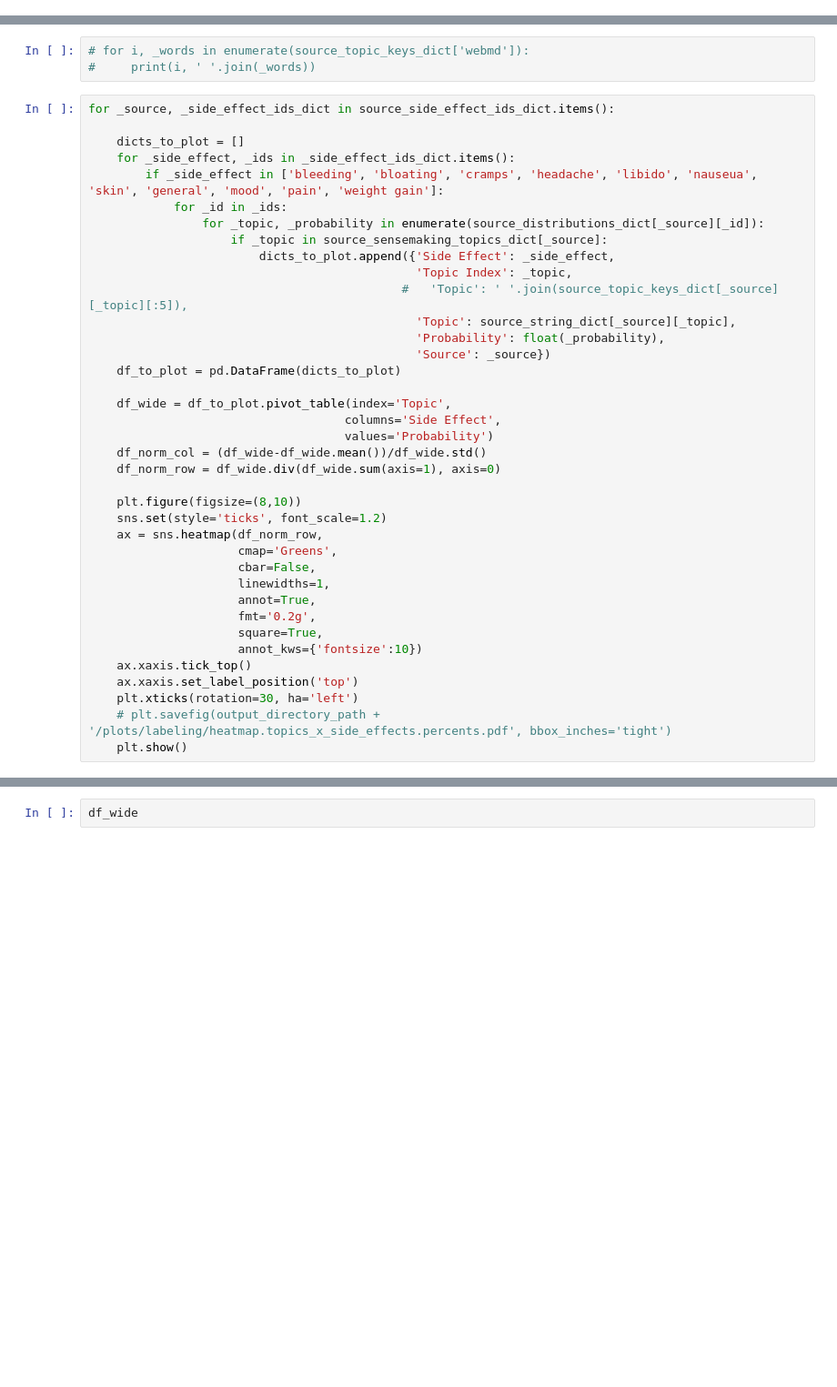
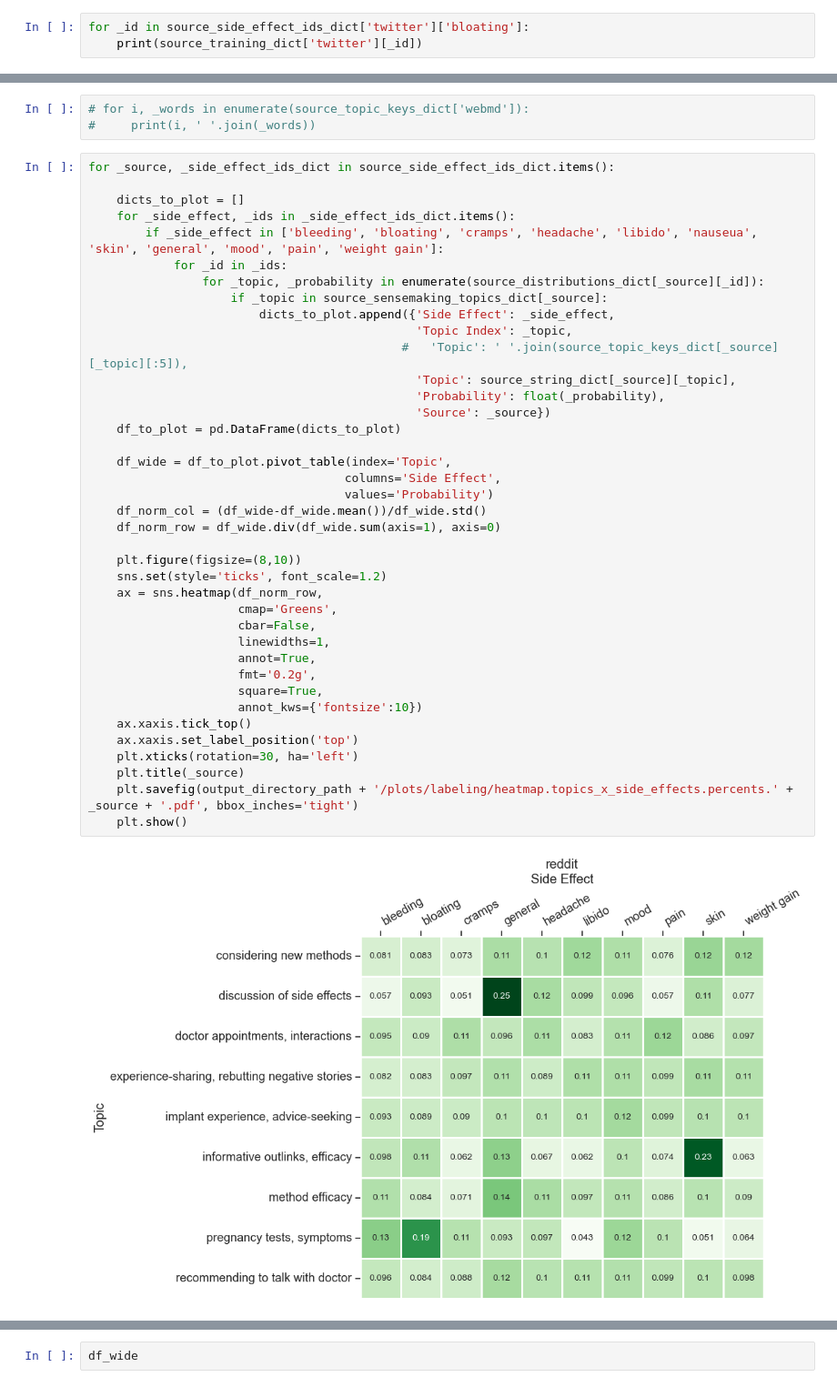
Before and after one commit to maria-antoniak/birth-control-maria, a Jupyter notebook: comparison-plots/compare_topics_side_effects.ipynb, the cells around one changed output, grey strips where cells are left out. Shown at 91% size. Saved outputs shown, nothing was run; the diff lists cells and outputs as text; blank space fills up the shorter version.

```diff
--- a/comparison-plots/compare_topics_side_effects.ipynb
+++ b/comparison-plots/compare_topics_side_effects.ipynb
@@ -182,3 +379,6 @@ for _source, _texts in source_training_dict.items():
 2022-09-15 14:52:56.217142 reddit
 2022-09-15 14:53:03.067791 twitter
 2022-09-15 14:53:07.576245 webmd
+# %%
+for _id in source_side_effect_ids_dict['twitter']['bloating']:
+    print(source_training_dict['twitter'][_id])
@@ -199,31 +417,34 @@ for _source, _side_effect_ids_dict in source_side_effect_ids_dict.items():
                 for _topic, _probability in enumerate(source_distributions_dict[_source][_id]):
                     if _topic in source_sensemaking_topics_dict[_source]:
                         dicts_to_plot.append({'Side Effect': _side_effect,
                                               'Topic Index': _topic,
                                             #   'Topic': ' '.join(source_topic_keys_dict[_source][_topic][:5]),
                                               'Topic': source_string_dict[_source][_topic],
                                               'Probability': float(_probability),
                                               'Source': _source})
     df_to_plot = pd.DataFrame(dicts_to_plot)
 
     df_wide = df_to_plot.pivot_table(index='Topic',
                                     columns='Side Effect',
                                     values='Probability')
     df_norm_col = (df_wide-df_wide.mean())/df_wide.std()
     df_norm_row = df_wide.div(df_wide.sum(axis=1), axis=0)
 
     plt.figure(figsize=(8,10))
     sns.set(style='ticks', font_scale=1.2)
     ax = sns.heatmap(df_norm_row,
                      cmap='Greens',
                      cbar=False,
                      linewidths=1,
                      annot=True,
                      fmt='0.2g',
                      square=True,
                      annot_kws={'fontsize':10})
     ax.xaxis.tick_top()
     ax.xaxis.set_label_position('top')
     plt.xticks(rotation=30, ha='left')
-    # plt.savefig(output_directory_path + '/plots/labeling/heatmap.topics_x_side_effects.percents.pdf', bbox_inches='tight')
+    plt.title(_source)
+    plt.savefig(output_directory_path + '/plots/labeling/heatmap.topics_x_side_effects.percents.' + _source + '.pdf', bbox_inches='tight')
     plt.show()
+# %% [output]
+[figure, added]
```
Also changed, not shown: parts of 17 cells of this notebook.
